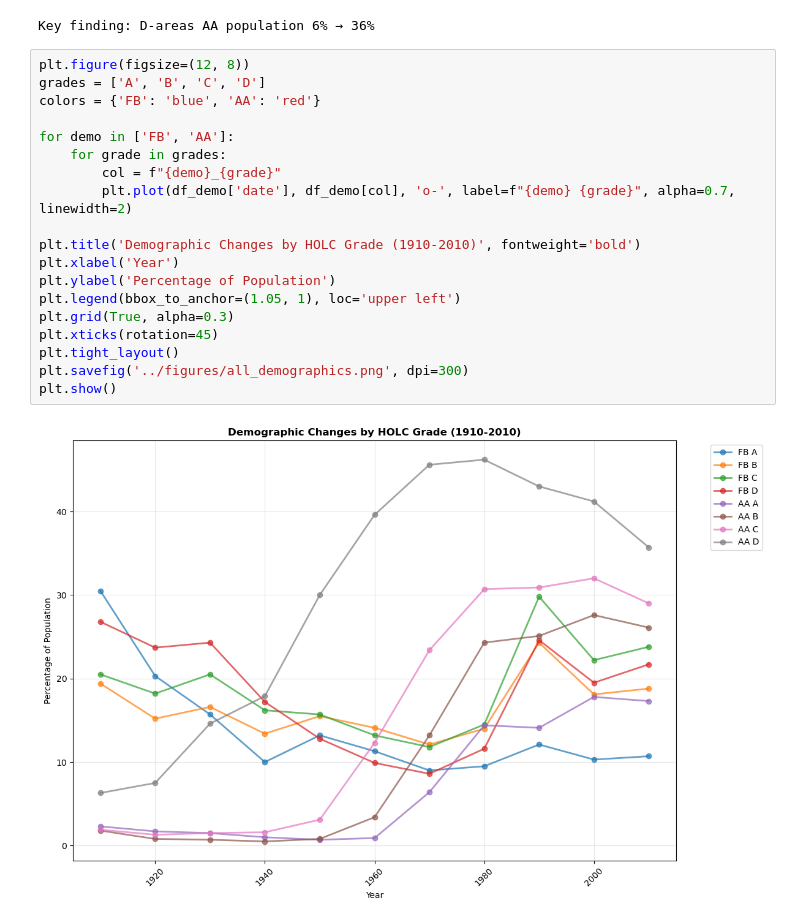
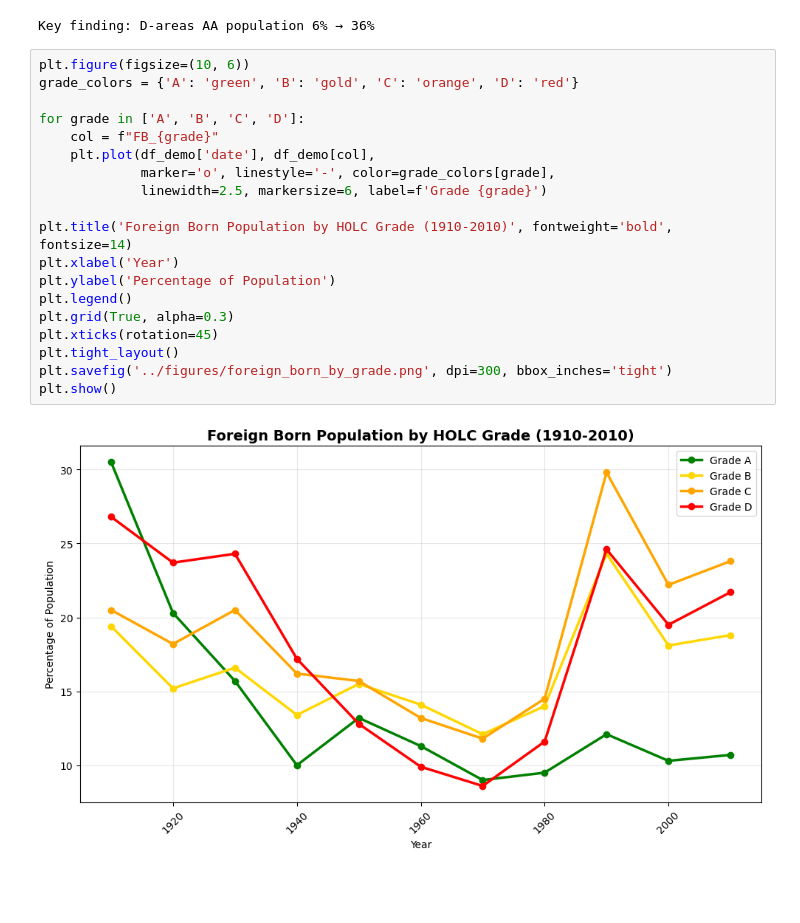
Before and after one commit to UCB-stat-159-f25/final-group10, a Jupyter notebook: analysis/01_holc_timeseries_exploration.ipynb, the cells around one changed output. Saved outputs shown, nothing was run; the diff lists cells and outputs as text; blank space fills up the shorter version.

```diff
--- a/analysis/01_holc_timeseries_exploration.ipynb
+++ b/analysis/01_holc_timeseries_exploration.ipynb
@@ -87,23 +85,23 @@ print(f"Key finding: D-areas AA population {df_demo['AA_D'].iloc[0]:.0f}% → {d
 [figure]
 Key finding: D-areas AA population 6% → 36%
 # %%
-plt.figure(figsize=(12, 8))
-grades = ['A', 'B', 'C', 'D']
-colors = {'FB': 'blue', 'AA': 'red'}
+plt.figure(figsize=(10, 6))
+grade_colors = {'A': 'green', 'B': 'gold', 'C': 'orange', 'D': 'red'}
 
-for demo in ['FB', 'AA']:
-    for grade in grades:
-        col = f"{demo}_{grade}"
-        plt.plot(df_demo['date'], df_demo[col], 'o-', label=f"{demo} {grade}", alpha=0.7, linewidth=2)
+for grade in ['A', 'B', 'C', 'D']:
+    col = f"FB_{grade}"
+    plt.plot(df_demo['date'], df_demo[col],
+             marker='o', linestyle='-', color=grade_colors[grade],
+             linewidth=2.5, markersize=6, label=f'Grade {grade}')
 
-plt.title('Demographic Changes by HOLC Grade (1910-2010)', fontweight='bold')
+plt.title('Foreign Born Population by HOLC Grade (1910-2010)', fontweight='bold', fontsize=14)
 plt.xlabel('Year')
 plt.ylabel('Percentage of Population')
-plt.legend(bbox_to_anchor=(1.05, 1), loc='upper left')
+plt.legend()
 plt.grid(True, alpha=0.3)
 plt.xticks(rotation=45)
 plt.tight_layout()
-plt.savefig('../figures/all_demographics.png', dpi=300)
+plt.savefig('../figures/foreign_born_by_grade.png', dpi=300, bbox_inches='tight')
 plt.show()
 # %% [output]
-[figure, old version]
+[figure, new version]
```
Also changed, not shown: parts of 4 cells of this notebook, 5 other files.
